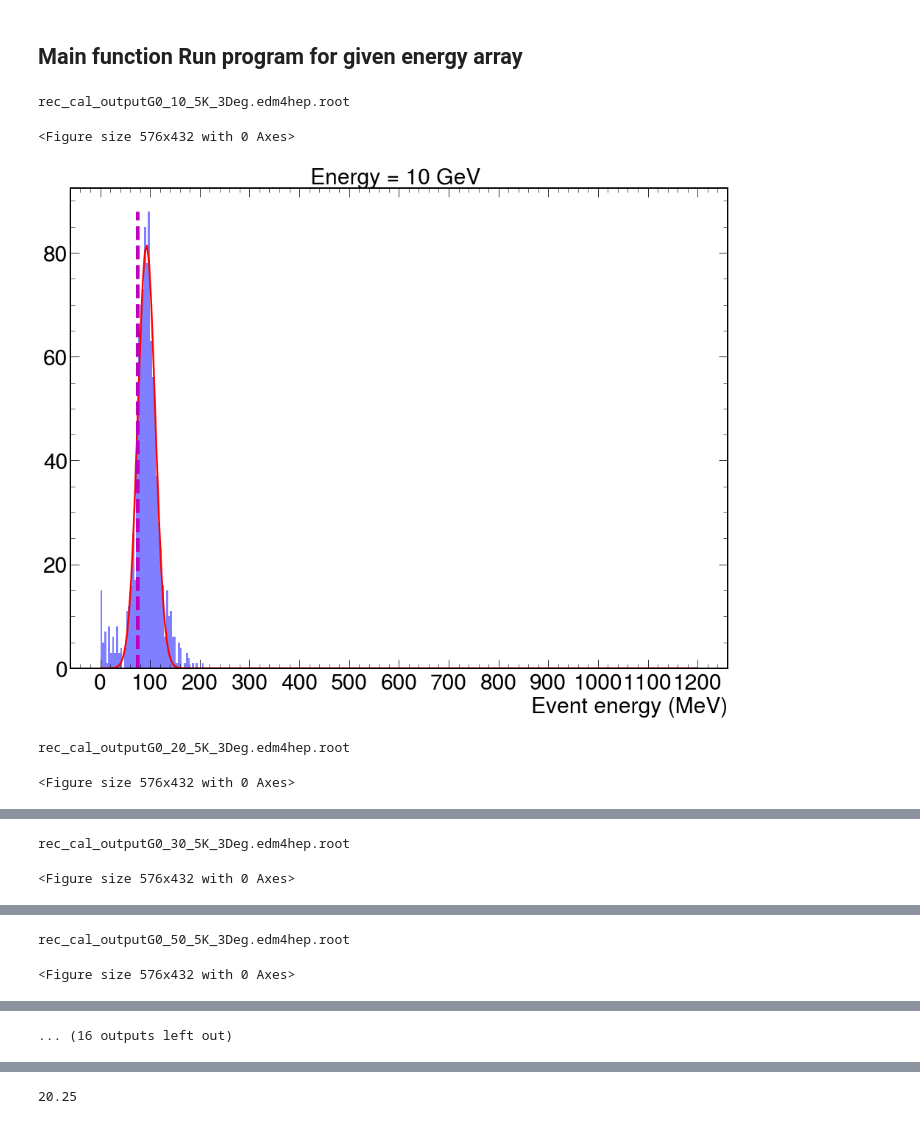
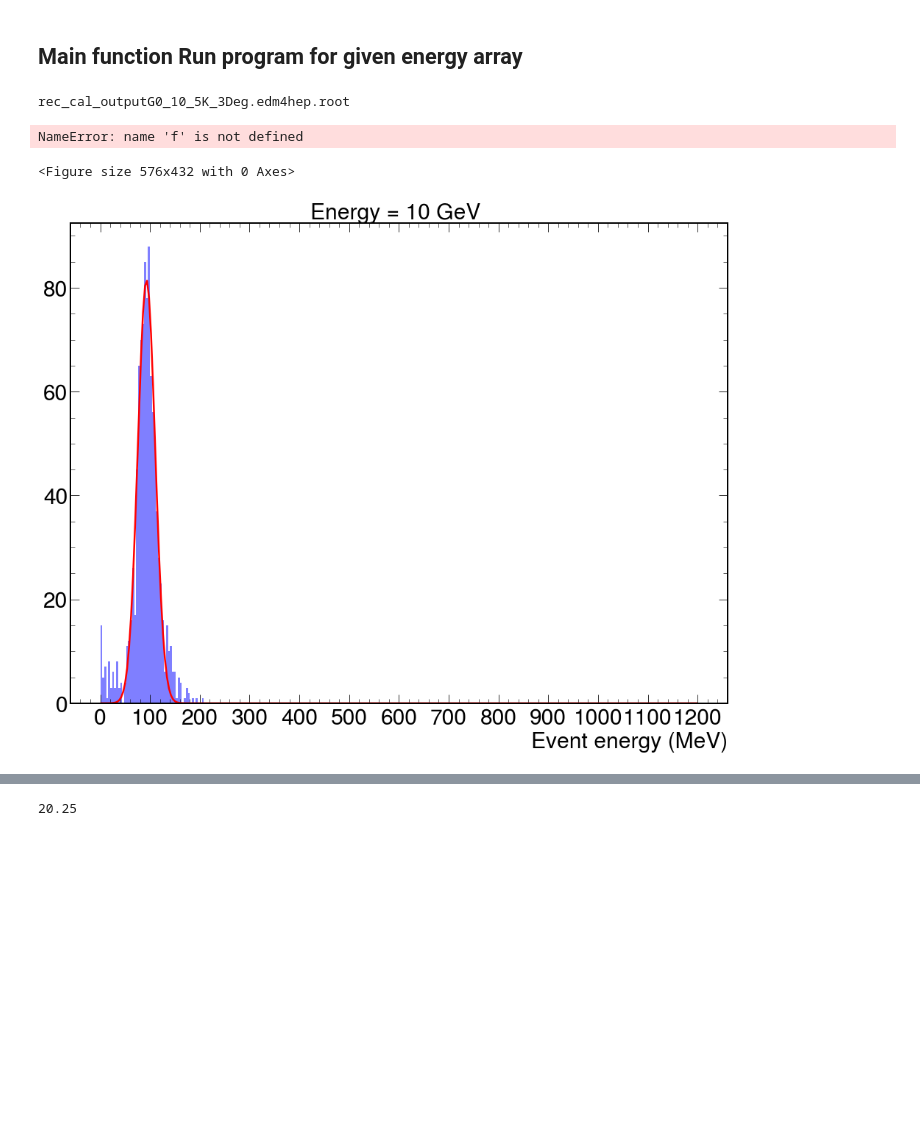
Before and after one commit to bk806714/EIC_Analysis, a Jupyter notebook: hitAnalysis.ipynb, the cells around one changed output, grey strips where cells are left out. Saved outputs shown, nothing was run; the diff lists cells and outputs as text; code cells hidden in the pictures; blank space fills up the shorter version.

```diff
--- a/hitAnalysis.ipynb
+++ b/hitAnalysis.ipynb
@@ -62,7 +62,7 @@ Energy_Threshold=0.06 #(Mev)
 Time_Threshold=200 #ns
 MIP=0.6 #GeV
 Gev_To_MeV=1000
-Sigma_For_leakage=3
+Sigma_For_leakage=2
 Mean_pions=[]
 Mean_electrons=[]
 # %% [markdown]
@@ -305,6 +312,7 @@ resolution_errors=[]
 means_error=[]
 stds_error=[]
 leaks_per=[]
+leaks_per_error=[]
 for ienergy in energies:
     FileName="rec_cal_outputG0_{0}_5K_3Deg.edm4hep.root".format(ienergy)
 
@@ -353,6 +361,7 @@ for ienergy in energies:
     resolutions.append(resolution)
     resolution_errors.append(resolution_error)
     leaks_per.append(leak_per)
+    leaks_per_error.append(leak_per_error)
     #print(means,stds, resolution)
     #print(mean, '  mean error  ', mean_error, '  std  ',  std  , '  sigma_error ',   sigma_error , '  res   ', resolution, ' res err  ', resolution_error)
     #print(stds)
@@ -366,38 +375,41 @@ for ienergy in energies:
 
     '''
     energy_distribution_1D(ene,'Energy',ienergy,particle)
 
     energy_distribution_1D(ene,'x_pos',ienergy,particle)
     energy_distribution_1D(ene,'y_pos',ienergy,particle)
     XY_plot2D(PosRecoX,PosRecoY, ienergy, particle)
 
     '''
     #energy_distribution_1D(ene,'z_pos',ienergy,particle)
 
 
 
 
 if particle=='Pions':
     Mean_pions=means.copy()
 elif particle=='electron':
     Mean_electrons=means.copy()
 else:
     print("What is your particle")
 
-plot_resolution(mean, std, means_error, stds_error, resolutions, resolution_errors, leak_per,leak_per_error)
+plot_resolution(mean, std, means_error, stds_error, resolutions, resolution_errors, leaks_per,leaks_per_error)
 
 #print(means, particle)
 print(means)
 
 
-print(means_error)
-print(resolutions)
-print(resolution_errors)
+#print(means_error)
+#print(resolutions)
+#print(resolution_errors)
+print('Leaks_per_pi =', leaks_per)
+#print(leak_per)
 
+print('Leaks_per_error_pi =', leaks_per_error)
+#print(leak_per_error)
 #print(resolutions,resolution_errors)
 # %% [output]
 rec_cal_outputG0_10_5K_3Deg.edm4hep.root
-<Figure size 576x432 with 0 Axes>
+NameError: name 'f' is not defined
+<Figure size 576x432 with 0 Axes>
-[figure, old version]
+[figure, new version]
-rec_cal_outputG0_20_5K_3Deg.edm4hep.root
-<Figure size 576x432 with 0 Axes>
@@ -405,2 +415,0 @@ rec_cal_outputG0_20_5K_3Deg.edm4hep.root
-rec_cal_outputG0_30_5K_3Deg.edm4hep.root
-<Figure size 576x432 with 0 Axes>
@@ -408,2 +415,0 @@ rec_cal_outputG0_30_5K_3Deg.edm4hep.root
-rec_cal_outputG0_50_5K_3Deg.edm4hep.root
-<Figure size 576x432 with 0 Axes>
@@ -411,4 +416,3 @@ rec_cal_outputG0_50_5K_3Deg.edm4hep.root
-... (16 outputs left out)
 # %%
 #print(Mean_electrons)
 #print(Mean_pions)
```
Also changed, not shown: parts of 3 cells of this notebook.
